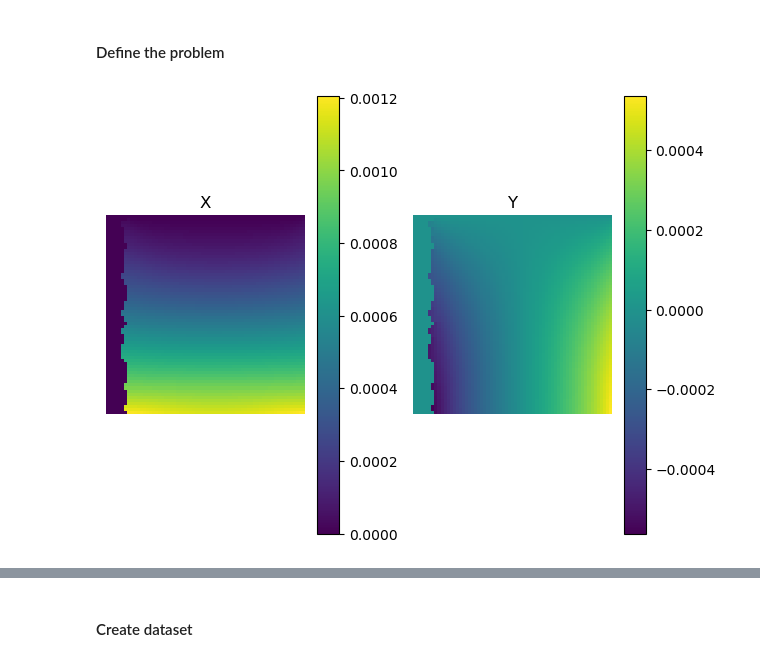
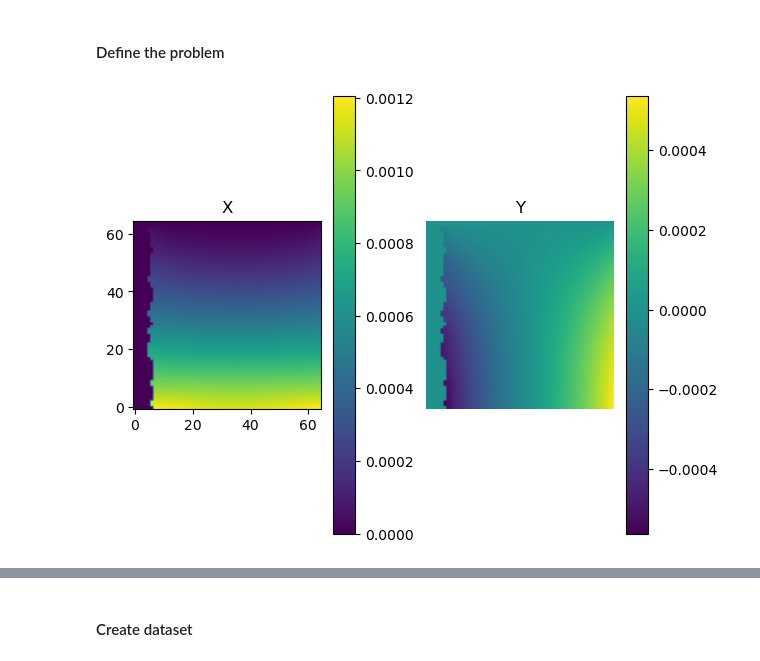
Before and after one commit to ymlasu/MFEA-Net, a Jupyter notebook: data/elasticity_Ti64.ipynb, the cells around one changed output, grey strips where cells are left out. Saved outputs shown, nothing was run; the diff lists cells and outputs as text; code cells hidden in the pictures.

Commit message:
elasticity post processing

```diff
--- a/data/elasticity_Ti64.ipynb
+++ b/data/elasticity_Ti64.ipynb
@@ -19,7 +19,7 @@ from fea.boundary import define_boundary_nodes
 # %%
 datafile = "data_Ti64/elastic_Ti64.h5"
 samples = ['G5v', 'G6a', 'Y6v', 'Y6a']
-im = Image.open('Ti64/'+samples[0]+'_XZ_256.tif')
+im = Image.open('data_Ti64/'+samples[0]+'_XZ_256.tif')
 imarray = np.array(im)/255
 # %%
 def plot_image(img):
@@ -91,9 +91,9 @@ f_val = np.zeros_like(dirich_val)
 grid = SquareMeshElastic(hsize, elem_mask, dirich_idx, neumann_connlist, outfile = None)
 # %%
 # generate FEM problem
-problem = ElasticFEM(grid, material, dirich_val.reshape(-1), neumann_val.reshape(-1), f_val.reshape(-1))
+problem = ElasticFEM2D(grid, 'plane_stress', material, dirich_val.reshape(-1), neumann_val.reshape(-1), f_val.reshape(-1))
 # %%
-problem.Solve()
-problem.PlotField()
+problem.Solve('direct')
+problem.PlotField(2)
 # %% [output]
-[figure, old version]
+[figure, new version]
```
Also changed, not shown: parts of 4 cells of this notebook, 2 other files.
